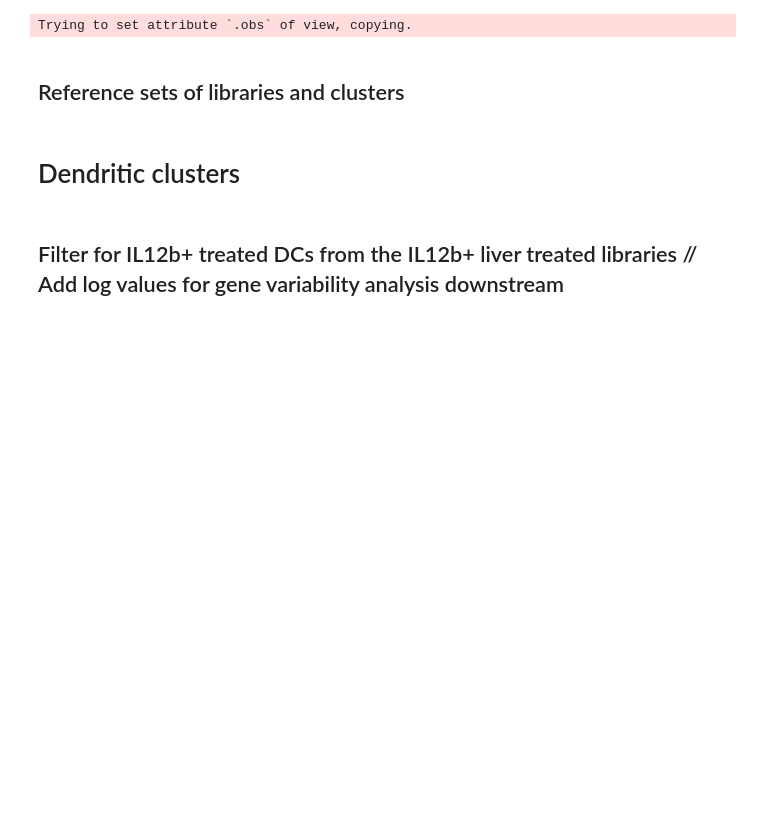
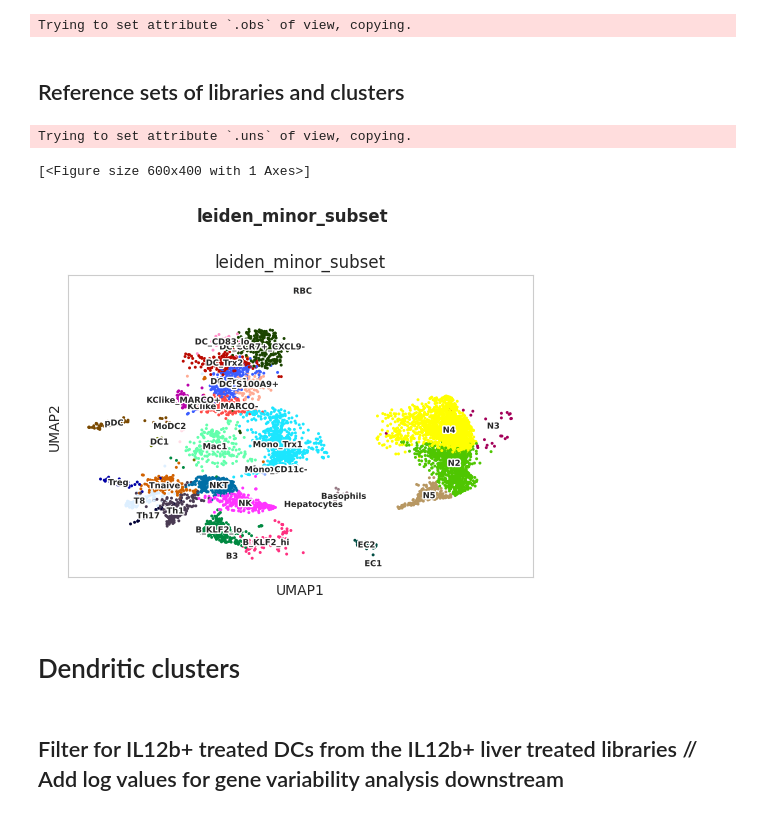
Before and after one commit to Ngort/tox, a Jupyter notebook: verify_batch_replicability.ipynb, the cells around one changed output. Cells and saved outputs as stored; diff of their text form; code cells hidden in the pictures; blank space fills up the shorter version.

```diff
--- a/verify_batch_replicability.ipynb
+++ b/verify_batch_replicability.ipynb
@@ -37,7 +37,7 @@ sc.pp.normalize_total(adata, target_sum=1e4)
 
 adata.obs['n_counts'] = adata.X.sum(1).A1
 
-adata.obs['mouse'] = adata.obs.library_name.map(tox.mouse_library_dict)
+adata.obs['mouse'] = adata.obs.library_name.map(tox.mouse_library_dict).astype('category')
 adata.obs.head()
 # %% [output]
 |  | barcode | group | library_name | marker | max_mt | min_tot | mito_frac | n_counts | n_genes | pool | ... |
@@ -81,3 +82,9 @@ liver_il12b_trx_libraries = ['Liver_IL12_Trx_I_rep1', 'Liver_IL12_Trx_I_rep2', '
+# %%
+ng.umap_plot(adata, filt="mouse == 'Trx1'", color='leiden_minor_subset')
+# %% [output]
+Trying to set attribute `.uns` of view, copying.
+[<Figure size 600x400 with 1 Axes>]
+[figure, added]
 # %%
 def multiindex_pivot(df, columns=None, values=None):
     #https://github.com/pandas-dev/pandas/issues/23955
```
Also changed, not shown: parts of 29 cells of this notebook.
